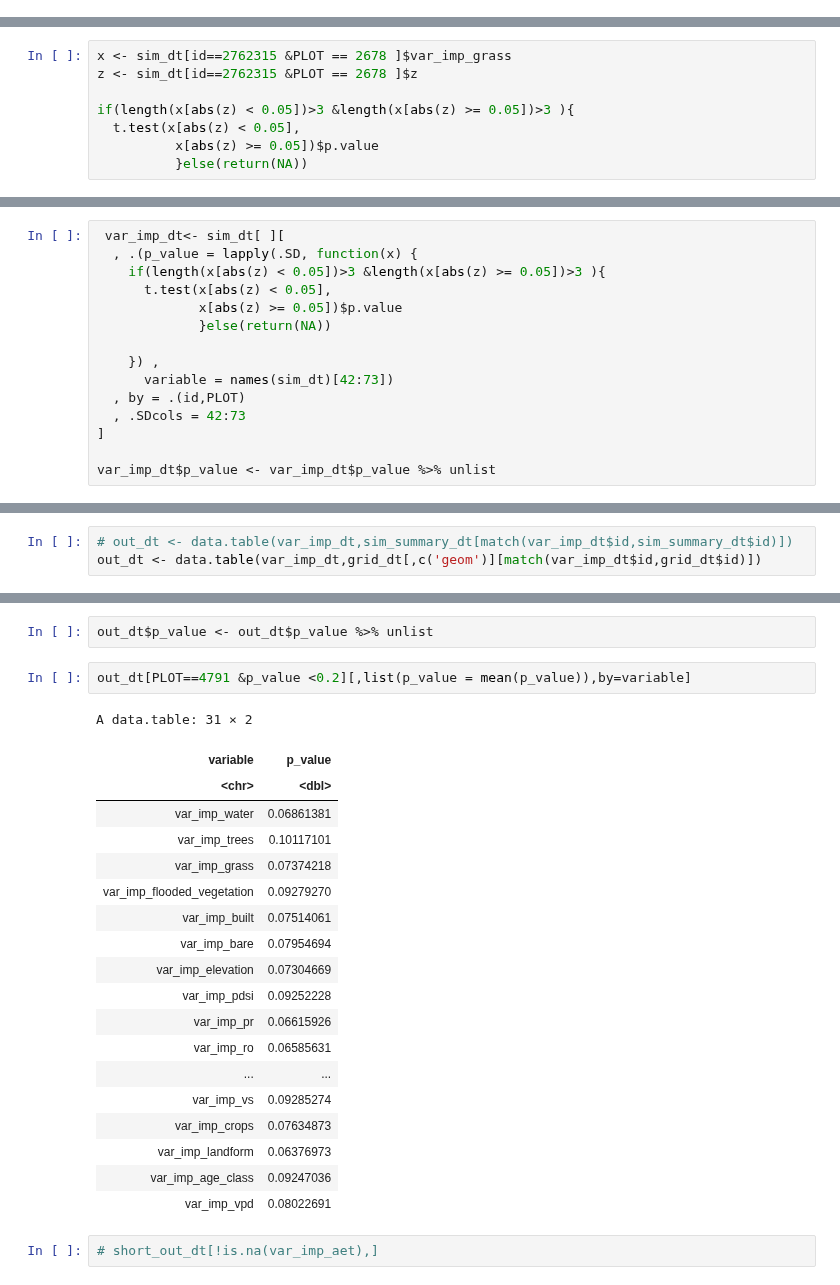
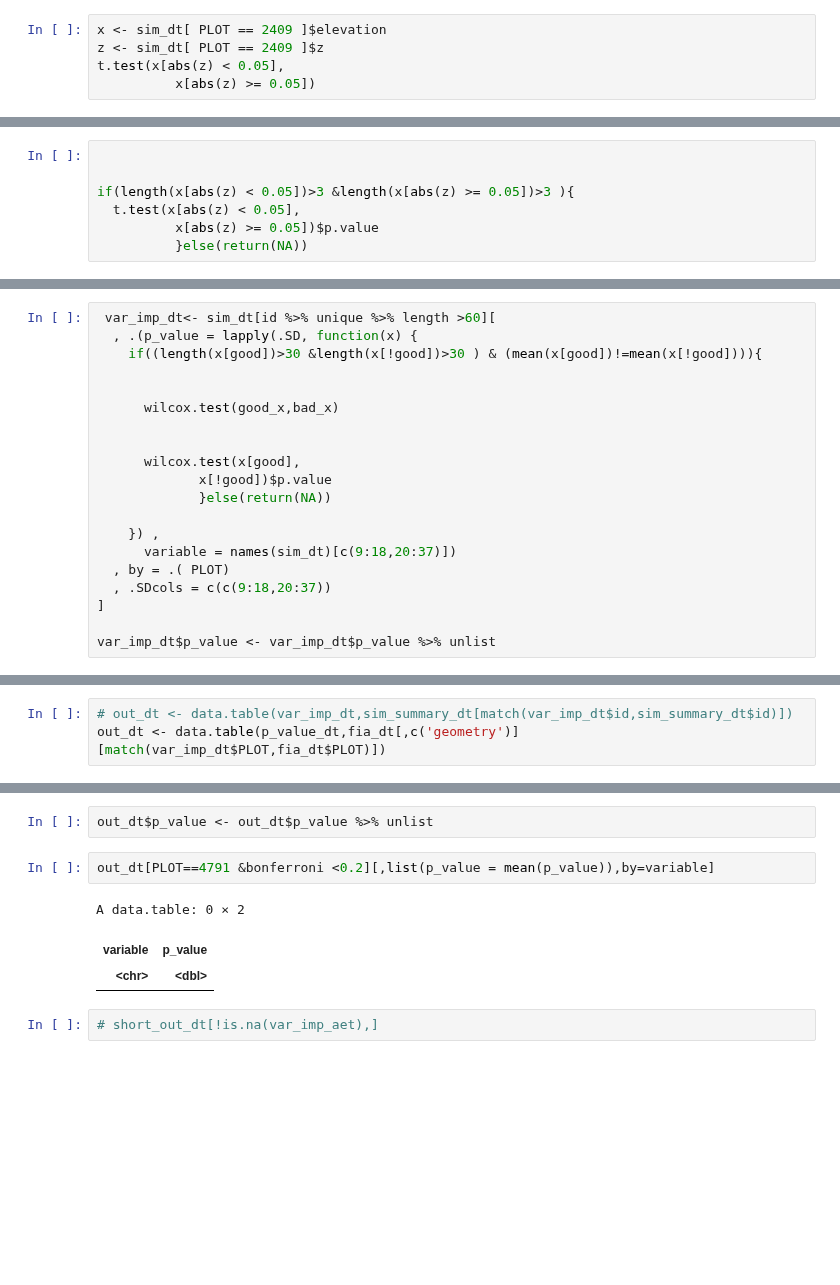
Before and after one commit to seismosmsr/hawaii_soils, a Jupyter notebook: Hawaii_Soils_Analysis.ipynb, the cells around one changed output, grey strips where cells are left out. Saved outputs shown, nothing was run; the diff lists cells and outputs as text; blank space fills up the shorter version.

```diff
--- a/Hawaii_Soils_Analysis.ipynb
+++ b/Hawaii_Soils_Analysis.ipynb
@@ -293,0 +326,5 @@ sim_dt[id==2762315] %>% nrow
+# %%
+x <- sim_dt[ PLOT == 2409 ]$elevation
+z <- sim_dt[ PLOT == 2409 ]$z
+t.test(x[abs(z) < 0.05],
+          x[abs(z) >= 0.05])
@@ -294,6 +349,5 @@ sim_dt[id==2762315] %>% nrow
 # %%
-x <- sim_dt[id==2762315 &PLOT == 2678 ]$var_imp_grass
-z <- sim_dt[id==2762315 &PLOT == 2678 ]$z
+
 
 if(length(x[abs(z) < 0.05])>3 &length(x[abs(z) >= 0.05])>3 ){
   t.test(x[abs(z) < 0.05],
@@ -304,15 +362,20 @@ if(length(x[abs(z) < 0.05])>3 &length(x[abs(z) >= 0.05])>3 ){
 # %%
- var_imp_dt<- sim_dt[ ][
+ var_imp_dt<- sim_dt[id %>% unique %>% length >60][
   , .(p_value = lapply(.SD, function(x) {
-    if(length(x[abs(z) < 0.05])>3 &length(x[abs(z) >= 0.05])>3 ){
-      t.test(x[abs(z) < 0.05],
-             x[abs(z) >= 0.05])$p.value
+    if((length(x[good])>30 &length(x[!good])>30 ) & (mean(x[good])!=mean(x[!good]))){
+
+
+      wilcox.test(good_x,bad_x)
+
+
+      wilcox.test(x[good],
+             x[!good])$p.value
              }else(return(NA))
 
     }) ,
-      variable = names(sim_dt)[42:73])
-  , by = .(id,PLOT)
-  , .SDcols = 42:73
+      variable = names(sim_dt)[c(9:18,20:37)])
+  , by = .( PLOT)
+  , .SDcols = c(c(9:18,20:37))
 ]
 
 var_imp_dt$p_value <- var_imp_dt$p_value %>% unlist
@@ -356,4 +406,4 @@ grid_dt %>% names
 # %%
 # out_dt <- data.table(var_imp_dt,sim_summary_dt[match(var_imp_dt$id,sim_summary_dt$id)])
-out_dt <- data.table(var_imp_dt,grid_dt[,c('geom')][match(var_imp_dt$id,grid_dt$id)])
+out_dt <- data.table(p_value_dt,fia_dt[,c('geometry')][match(var_imp_dt$PLOT,fia_dt$PLOT)])
 # %%
@@ -361,27 +411,11 @@ out_dt[,bonferroni:=p_value*30]
 # %%
 out_dt$p_value <- out_dt$p_value %>% unlist
 # %%
-out_dt[PLOT==4791 &p_value <0.2][,list(p_value = mean(p_value)),by=variable]
+out_dt[PLOT==4791 &bonferroni <0.2][,list(p_value = mean(p_value)),by=variable]
 # %% [output]
-A data.table: 31 × 2
+A data.table: 0 × 2
 | variable | p_value |
 | <chr> | <dbl> |
-| var_imp_water | 0.06861381 |
-| var_imp_trees | 0.10117101 |
-| var_imp_grass | 0.07374218 |
-| var_imp_flooded_vegetation | 0.09279270 |
-| var_imp_built | 0.07514061 |
-| var_imp_bare | 0.07954694 |
-| var_imp_elevation | 0.07304669 |
-| var_imp_pdsi | 0.09252228 |
-| var_imp_pr | 0.06615926 |
-| var_imp_ro | 0.06585631 |
-| ... | ... |
-| var_imp_vs | 0.09285274 |
-| var_imp_crops | 0.07634873 |
-| var_imp_landform | 0.06376973 |
-| var_imp_age_class | 0.09247036 |
-| var_imp_vpd | 0.08022691 |
 # %%
 # short_out_dt[!is.na(var_imp_aet),]
 # %%
```
Also changed, not shown: parts of 37 cells of this notebook.
